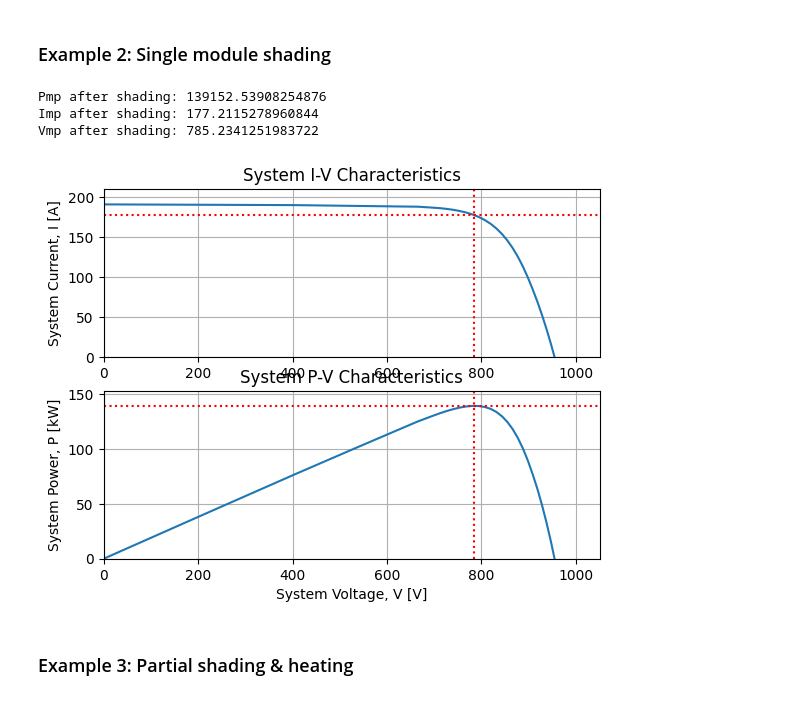
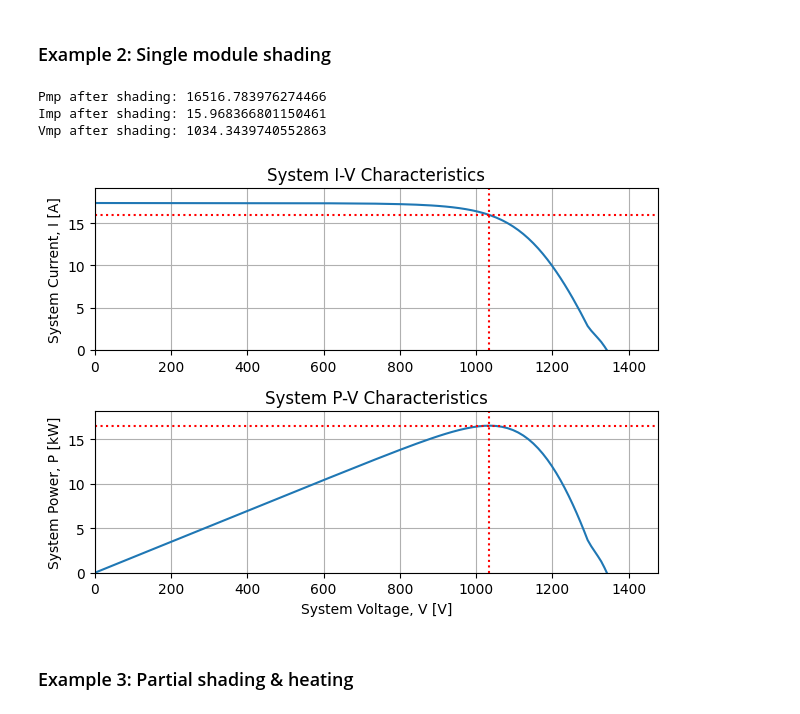
Before and after one commit to TideLangner/PVmismatch_study, a Jupyter notebook: src/simulation.ipynb, the cells around one changed output. Cells and saved outputs as stored; diff of their text form; code cells hidden in the pictures.

```diff
--- a/src/simulation.ipynb
+++ b/src/simulation.ipynb
@@ -17,17 +18,18 @@ Pmp: 139533.83415132738  Vmp: 787.6286350945819  Imp: 177.15688324939018
 # %% [markdown]
 ### Example 2: Single module shading
 # %%
-pvsys = create_system()
+pvsys = create_system(module_type='std')
 shade_modules(pvsys, {0: {0: 0.01}})
 print("Pmp after shading:", pvsys.Pmp)
 print("Imp after shading:", pvsys.Imp)
 print("Vmp after shading:", pvsys.Vmp)
 ex2 = pvsys.plotSys()
+plt.tight_layout()
 # %% [output]
-Pmp after shading: 139152.53908254876
-Imp after shading: 177.2115278960844
-Vmp after shading: 785.2341251983722
+Pmp after shading: 16516.783976274466
+Imp after shading: 15.968366801150461
+Vmp after shading: 1034.3439740552863
-[figure, old version]
+[figure, new version]
 # %% [markdown]
 ### Example 3: Partial shading & heating
 # %%
```
Also changed, not shown: parts of 5 cells of this notebook, 2 other files.
